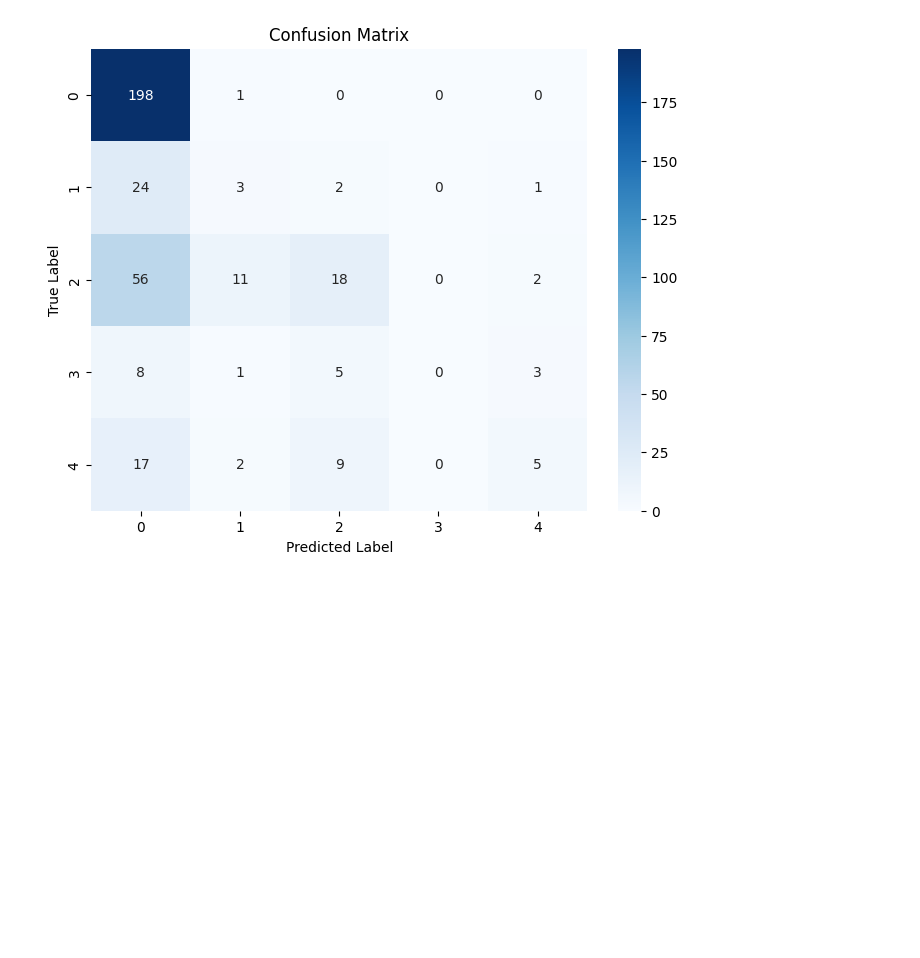
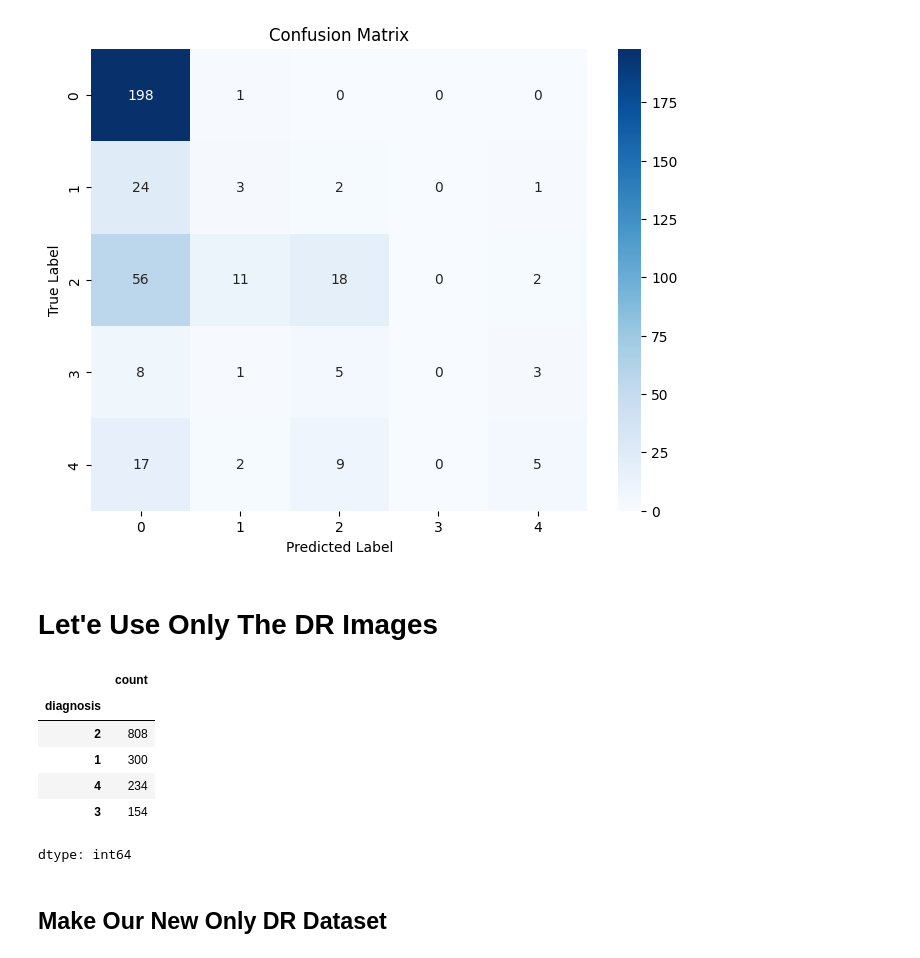
Before and after one commit to GeoNosX/Aptos-Project, a Jupyter notebook: InceptionV3_On_Percentage_Data_Augmentaton.ipynb, the cells around one changed output. Saved outputs shown, nothing was run; the diff lists cells and outputs as text; code cells hidden in the pictures; blank space fills up the shorter version.

```diff
--- a/InceptionV3_On_Percentage_Data_Augmentaton.ipynb
+++ b/InceptionV3_On_Percentage_Data_Augmentaton.ipynb
@@ -942,3 +942,19 @@ Classification Report:
    macro avg       0.36      0.29      0.29       366
 weighted avg       0.54      0.61      0.53       366
 [figure]
+# %% [markdown]
+# Let'e Use Only The DR Images
+# %%
+y_true=y_true[y_true['diagnosis']!='0']
+# %%
+y_true['diagnosis'].value_counts()
+# %% [output]
+|  | count |
+| diagnosis |  |
+| 2 | 808 |
+| 1 | 300 |
+| 4 | 234 |
+| 3 | 154 |
+dtype: int64
+# %% [markdown]
+## Make Our New Only DR Dataset
```
Also changed, not shown: parts of 21 cells of this notebook.
